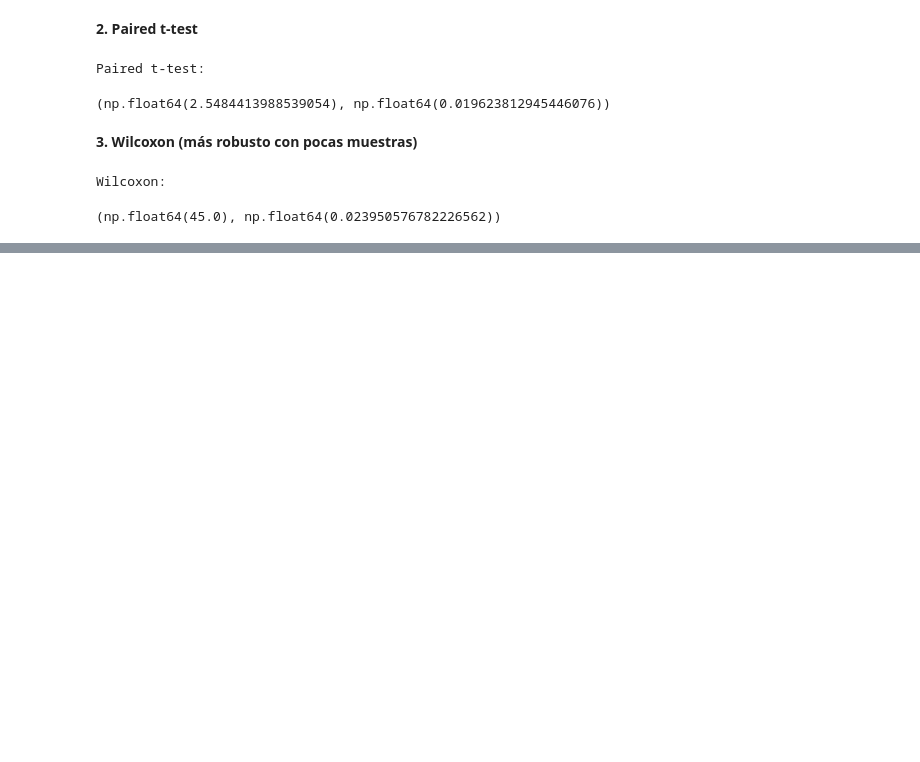
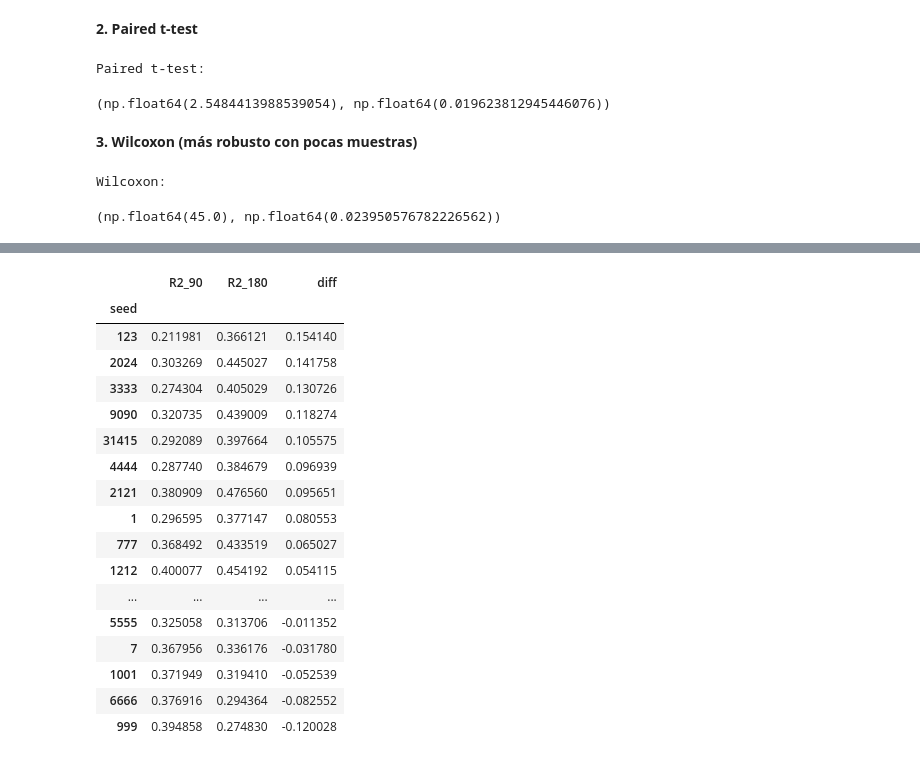
Before and after one commit to GUNAPILLCO/neural_profit, a Jupyter notebook: stage_07_model_analysis/seq2one/stage_07_01a_transformer_seq2one_robustness_testing.ipynb, the cells around one changed output, grey strips where cells are left out. Cells and saved outputs as stored; diff of their text form; code cells hidden in the pictures; blank space fills up the shorter version.

```diff
--- a/stage_07_model_analysis/seq2one/stage_07_01a_transformer_seq2one_robustness_testing.ipynb
+++ b/stage_07_model_analysis/seq2one/stage_07_01a_transformer_seq2one_robustness_testing.ipynb
@@ -2072,0 +2199,71 @@ Wilcoxon:
+# %%
+import pandas as pd
+import numpy as np
+
+# --- Recalcular por claridad ---
+df_test = df[df["split"] == "test"].copy()
+
+r2_90 = (
+    df_test[df_test["window_size"] == 90]
+    .set_index("seed")["R2"]
+)
+
+r2_180 = (
+    df_test[df_test["window_size"] == 180]
+    .set_index("seed")["R2"]
+)
+
+df_diff = pd.DataFrame({
+    "R2_90": r2_90,
+    "R2_180": r2_180,
+})
+
+df_diff["diff"] = df_diff["R2_180"] - df_diff["R2_90"]
+
+# ============================================================
+# 1) Tabla ordenada
+# ============================================================
+
+df_sorted = (
+    df_diff
+    .sort_values("diff", ascending=False)
+    .round(6)
+)
+
+print("\n=== DIFERENCIAS POR SEED (ordenado por mejora) ===")
+display(df_sorted)
+
+# ============================================================
+# 2) Resumen estadístico
+# ============================================================
+
+summary = (
+    df_diff["diff"]
+    .agg(["count", "mean", "std", "min", "median", "max"])
+    .to_frame()
+    .T
+    .round(6)
+)
+
+print("\n=== RESUMEN DE DIFERENCIAS (L180 - L90) ===")
+display(summary)
+
+# ============================================================
+# 3) Conteo de mejoras
+# ============================================================
+
+n = len(df_diff)
+n_pos = (df_diff["diff"] > 0).sum()
+n_neg = (df_diff["diff"] < 0).sum()
+
+improvement = pd.DataFrame([{
+    "n_total": n,
+    "n_mejora": n_pos,
+    "n_empeora": n_neg,
+    "pct_mejora": round(n_pos / n, 4),
+    "pct_empeora": round(n_neg / n, 4),
+}])
+
+print("\n=== CONSISTENCIA DE LA MEJORA ===")
+display(improvement)
+# %% [output]
@@ -2072,0 +2271,18 @@ Wilcoxon:
+|  | R2_90 | R2_180 | diff |
+| seed |  |  |  |
+| 123 | 0.211981 | 0.366121 | 0.154140 |
+| 2024 | 0.303269 | 0.445027 | 0.141758 |
+| 3333 | 0.274304 | 0.405029 | 0.130726 |
+| 9090 | 0.320735 | 0.439009 | 0.118274 |
+| 31415 | 0.292089 | 0.397664 | 0.105575 |
+| 4444 | 0.287740 | 0.384679 | 0.096939 |
+| 2121 | 0.380909 | 0.476560 | 0.095651 |
+| 1 | 0.296595 | 0.377147 | 0.080553 |
+| 777 | 0.368492 | 0.433519 | 0.065027 |
+| 1212 | 0.400077 | 0.454192 | 0.054115 |
+| ... | ... | ... | ... |
+| 5555 | 0.325058 | 0.313706 | -0.011352 |
+| 7 | 0.367956 | 0.336176 | -0.031780 |
+| 1001 | 0.371949 | 0.319410 | -0.052539 |
+| 6666 | 0.376916 | 0.294364 | -0.082552 |
+| 999 | 0.394858 | 0.274830 | -0.120028 |
```
Also changed, not shown: parts of 15 cells of this notebook.
